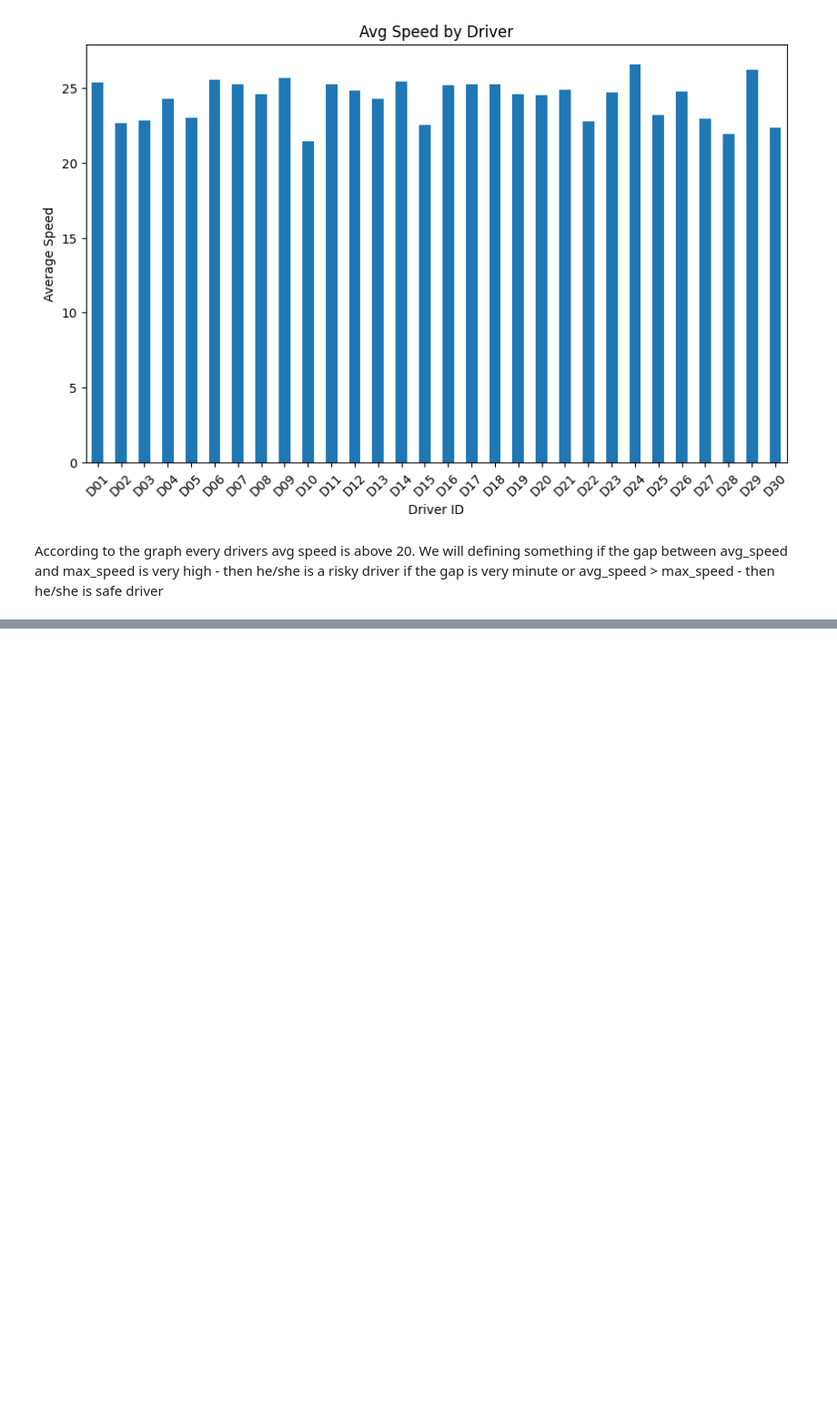
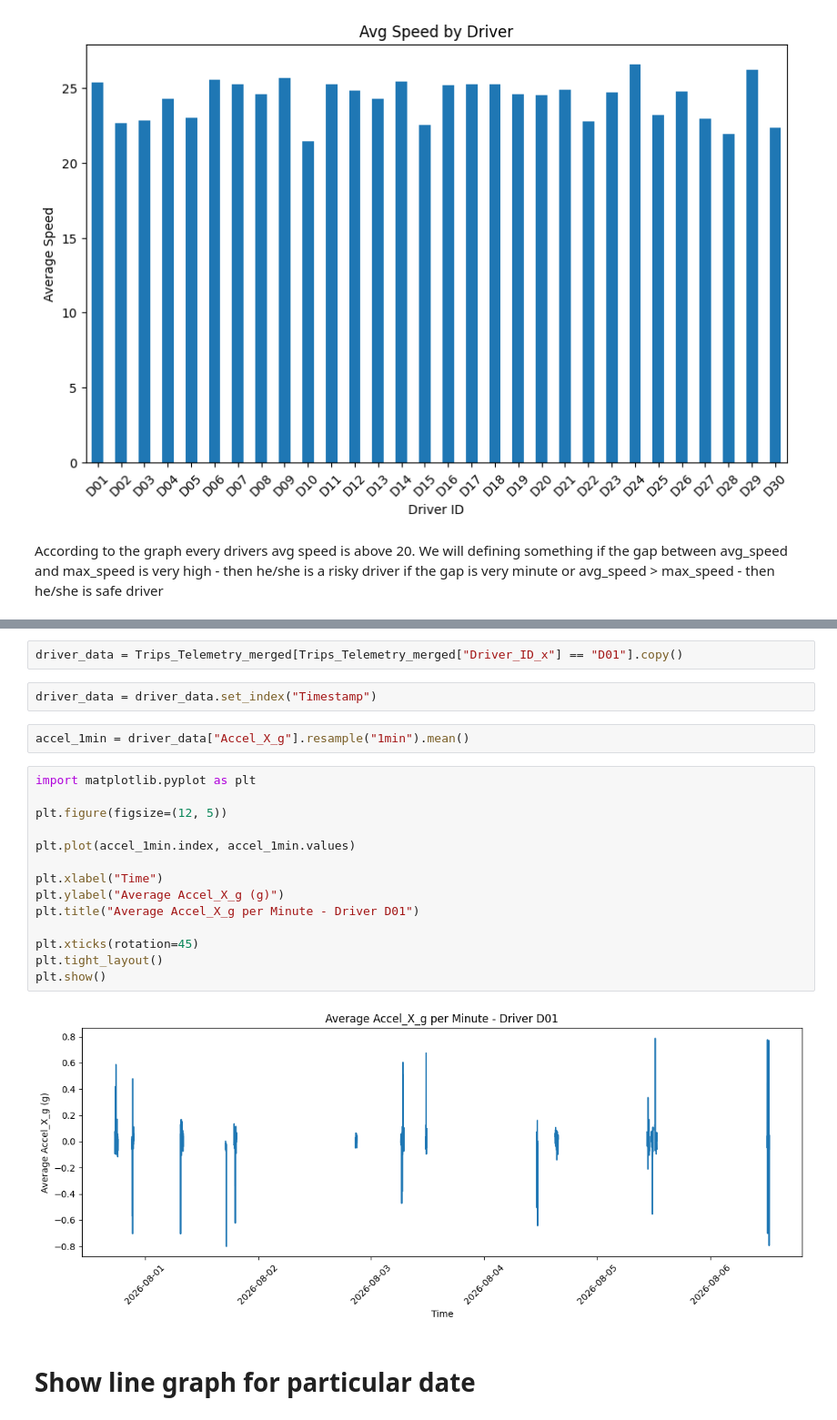
Before and after one commit to anvitared12/VexarTech, a Jupyter notebook: RiskyVsSafeDriver.ipynb, the cells around one changed output, grey strips where cells are left out. Shown at 91% size. Drawn from its saved outputs; the diff is of its cells as text; blank space fills up the shorter version.

```diff
--- a/RiskyVsSafeDriver.ipynb
+++ b/RiskyVsSafeDriver.ipynb
@@ -342,0 +424,24 @@ KeyError: 'Driver_ID'
+# %%
+driver_data = Trips_Telemetry_merged[Trips_Telemetry_merged["Driver_ID_x"] == "D01"].copy()
+# %%
+driver_data = driver_data.set_index("Timestamp")
+# %%
+accel_1min = driver_data["Accel_X_g"].resample("1min").mean()
+# %%
+import matplotlib.pyplot as plt
+
+plt.figure(figsize=(12, 5))
+
+plt.plot(accel_1min.index, accel_1min.values)
+
+plt.xlabel("Time")
+plt.ylabel("Average Accel_X_g (g)")
+plt.title("Average Accel_X_g per Minute - Driver D01")
+
+plt.xticks(rotation=45)
+plt.tight_layout()
+plt.show()
+# %% [output]
+[figure, added]
+# %% [markdown]
+# Show line graph for particular date
```
Also changed, not shown: parts of 17 cells of this notebook, 2 other files.
